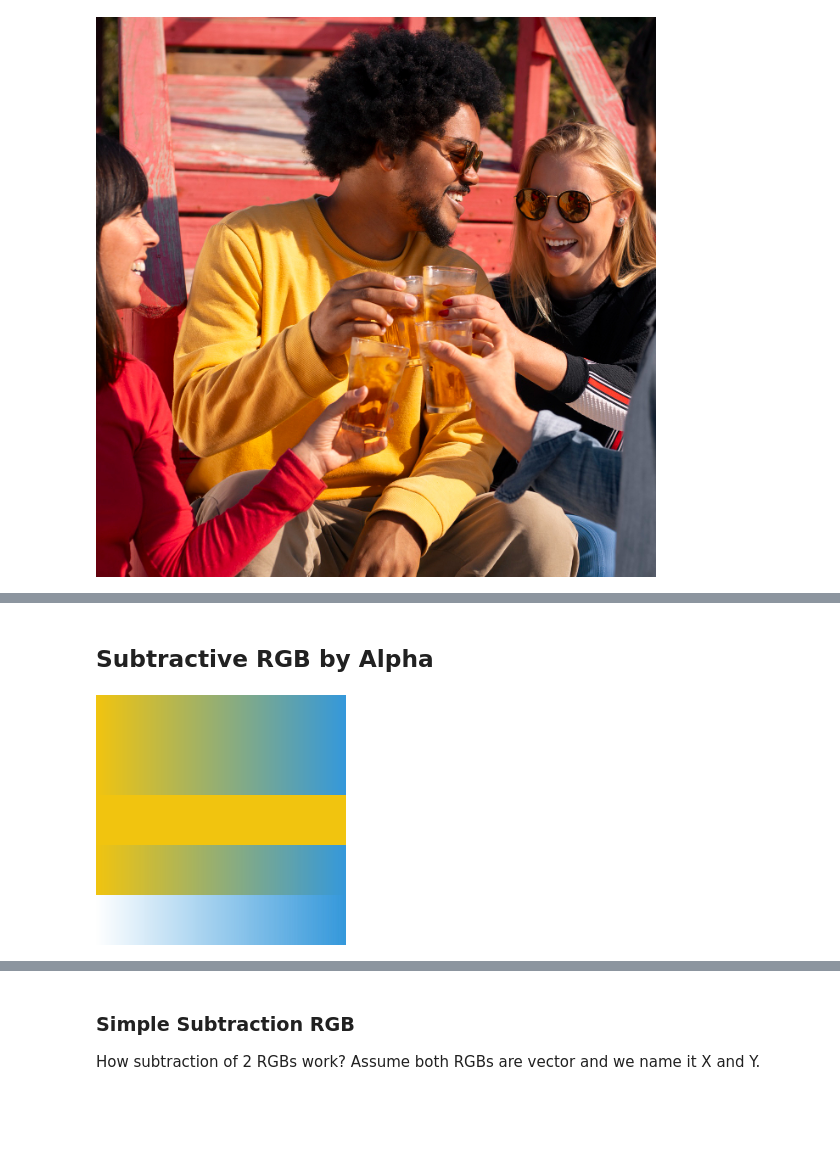
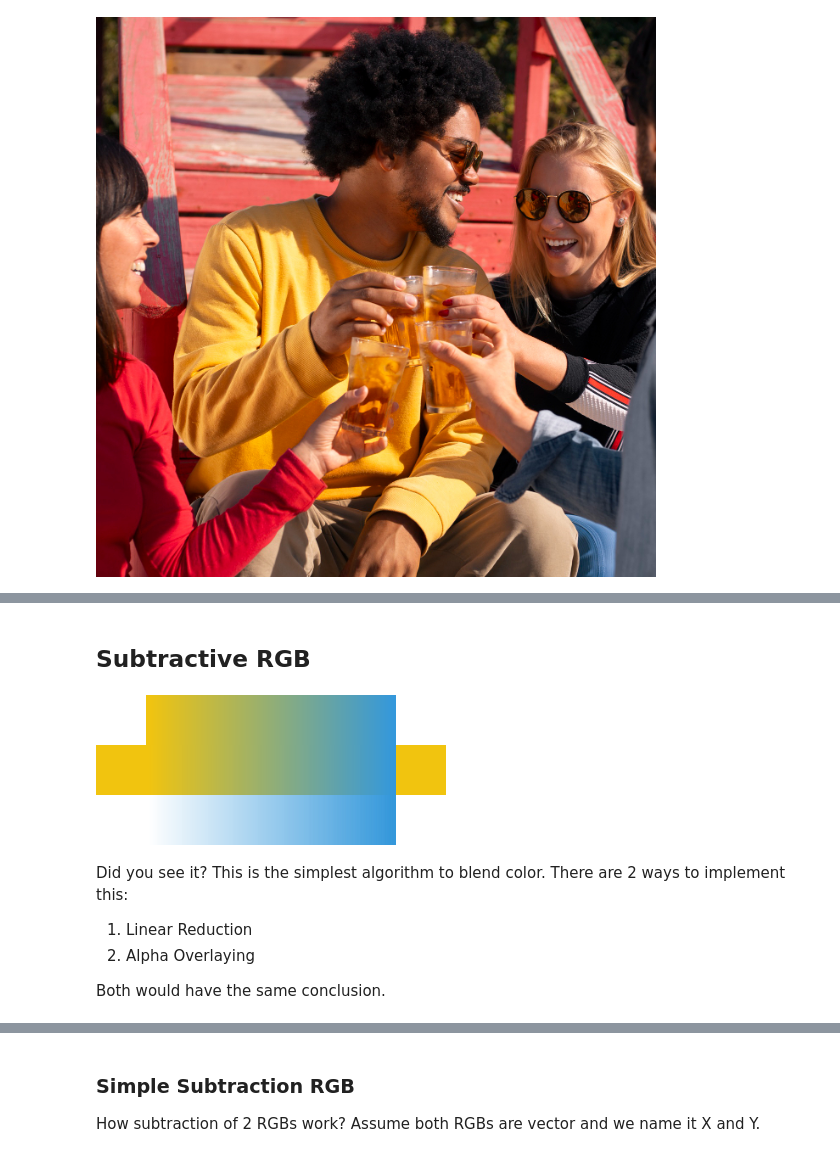
Before and after one commit to FarhanMS123/NeuralNetworkMemorandum, a Jupyter notebook: vision/ColorBlendAlgorithm.ipynb, the cells around one changed output, grey strips where cells are left out. Cells and saved outputs as stored; diff of their text form; code cells hidden in the pictures; blank space fills up the shorter version.

```diff
--- a/vision/ColorBlendAlgorithm.ipynb
+++ b/vision/ColorBlendAlgorithm.ipynb
@@ -98,43 +98,44 @@ Source:
 - https://en.wikipedia.org/wiki/Color_model
 - https://www.pantone.com/articles/color-fundamentals/color-models-explained
 # %% [markdown]
-## Subtractive RGB by Alpha
+## Subtractive RGB
 # %%
 from IPython.display import display, Image as dImage
 import math
 import cairo
 import PIL.Image as Image
 
-(img_w, img_h) = (50 * (1+3+1), int(100 * 2.5))
+(img_w, img_h) = (50 * (1+1+3+1+1), int(50 * 3))
 
 # https://pycairo.readthedocs.io/en/latest/reference/patterns.html#cairo.Gradient.add_color_stop_rgba
 # https://pycairo.readthedocs.io/en/latest/reference/patterns.html#class-lineargradient-gradient
 # https://pycairo.readthedocs.io/en/latest/tutorial/pillow.html
 # https://pycairo.readthedocs.io/en/latest/tutorial/introduction.html
 surface = cairo.ImageSurface(cairo.FORMAT_ARGB32, img_w, img_h)
 ctx = cairo.Context(surface)
 ctx.scale(img_w, img_h)
 
-ctx.rectangle(0, 0, 1, 1/2.5)
+ctx.rectangle(50/img_w, 0, 50*5/img_w, 50/img_h)
 pat = cairo.LinearGradient(0.0, 0.0, 1.0, 0.0)
-pat.add_color_stop_rgba(0, *map(lambda x: x/255, X_RGB), 1)
-pat.add_color_stop_rgba(1, *map(lambda x: x/255, Y_RGB), 1)
+pat.add_color_stop_rgba(0.15, *map(lambda x: x/255, X_RGB), 1)
+pat.add_color_stop_rgba(1 - 0.15, *map(lambda x: x/255, Y_RGB), 1)
 ctx.set_source(pat)
 ctx.fill()
 
-ctx.rectangle(0, 1/2.5, 1, 1/2.5)
+ctx.rectangle(0, 50/img_h, 50*7/img_w, 50/img_h)
+# ctx.rectangle(0, 0, 50*7/img_w, 50*2/img_h)
 pat_1 = cairo.SolidPattern(*map(lambda x: x/255, X_RGB))
 ctx.set_source(pat_1)
 ctx.fill()
 
-ctx.rectangle(0, 1.5/2.5, 1, 1/2.5)
+ctx.rectangle(50/img_w, 50/img_h, 50*5/img_w, 50*2/img_h)
 pat_2 = cairo.LinearGradient(0.0, 0.0, 1.0, 0.0)
-pat_2.add_color_stop_rgba(0, *map(lambda x: x/255, Y_RGB), 0)
-pat_2.add_color_stop_rgba(1, *map(lambda x: x/255, Y_RGB), 1)
+pat_2.add_color_stop_rgba(0.15, *map(lambda x: x/255, Y_RGB), 0)
+pat_2.add_color_stop_rgba(1 - 0.15, *map(lambda x: x/255, Y_RGB), 1)
 ctx.set_source(pat_2)
 ctx.fill()
 
 im = Image.frombuffer("RGBA", (img_w, img_h), surface.get_data().tobytes(), 'raw', "BGRa", surface.get_stride())
 display(im)
 # %% [output]
-[figure, old version]
+[figure, new version]
@@ -146,3 +142,9 @@ import PIL.Image as Image
+# %% [markdown]
+Did you see it? This is the simplest algorithm to blend color. There are 2 ways to implement this:
+1. Linear Reduction
+2. Alpha Overlaying
+
+Both would have the same conclusion.
 # %% [markdown]
 ## Light, Prism, and RGB
 
```
Also changed, not shown: parts of 2 cells of this notebook.
